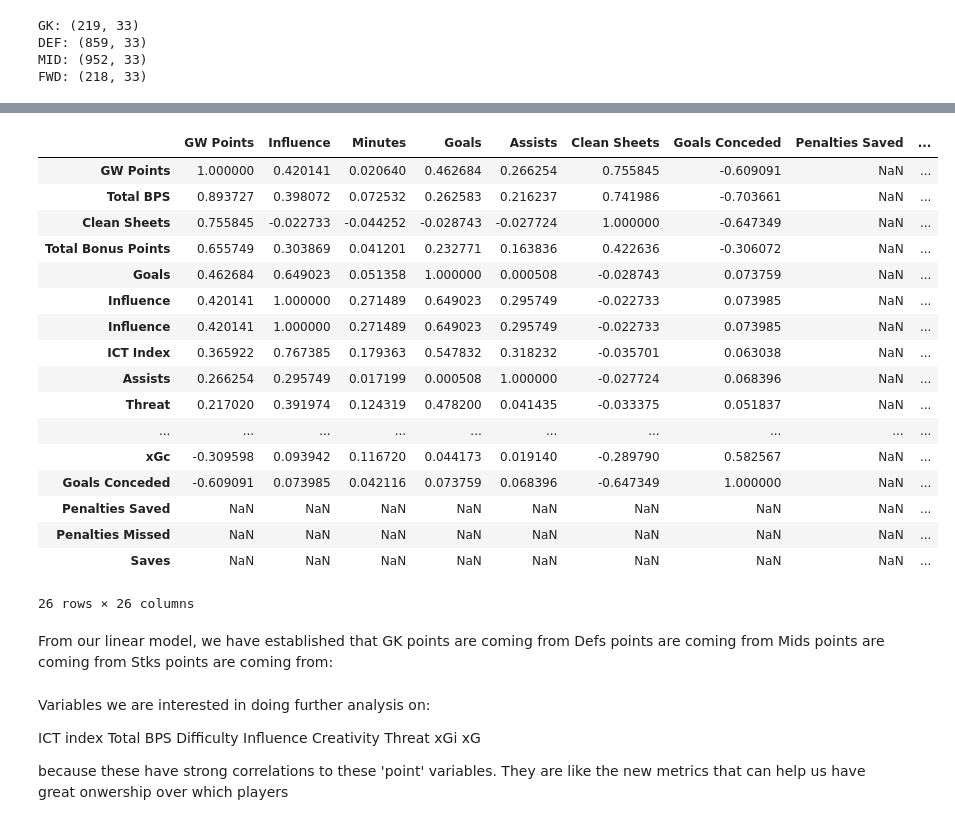
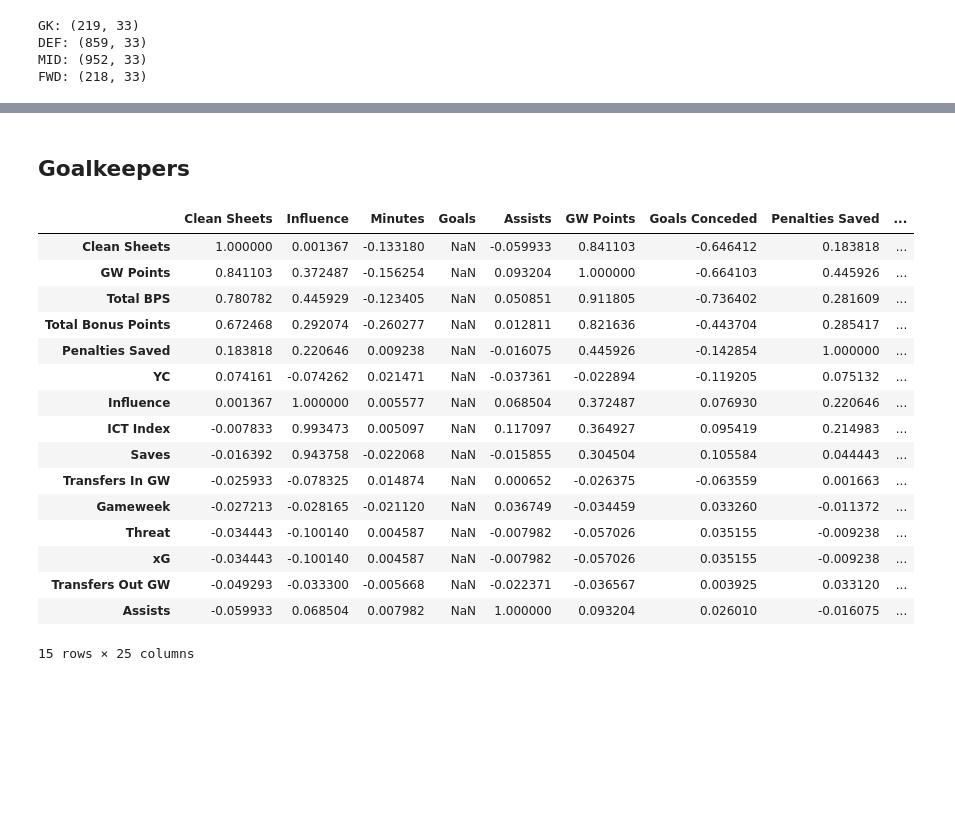
Before and after one commit to hot-squid/Fantasy-Premier-League, a Jupyter notebook: Analysis/Correlation_analysis_WIP.ipynb, the cells around one changed output, grey strips where cells are left out. Drawn from its saved outputs; the diff is of its cells as text; code cells hidden in the pictures; blank space fills up the shorter version.

Commit message:
Updated analysis

```diff
--- a/Analysis/Correlation_analysis_WIP.ipynb
+++ b/Analysis/Correlation_analysis_WIP.ipynb
@@ -53,6 +45,9 @@ final_data_mids = player_data[player_data['Position'] == 'MID'].copy()
 final_data_defs = player_data[player_data['Position'] == 'DEF'].copy()
 final_data_gks = player_data[player_data['Position'] == 'GK'].copy()
 final_data_fwds = player_data[player_data['Position'] == 'FWD'].copy()
+
+# Combined data
+data = [final_data_gks, final_data_defs, final_data_mids, final_data_fwds]
 # %%
 ## Assess sample size of each category
 print(f'GK:',final_data_gks.shape)
@@ -67,48 +71,31 @@ FWD: (218, 33)
+# %% [markdown]
+## Goalkeepers
 # %%
 # Define correlation columns
-correlations = ['GW Points','Influence', 'Minutes', 'Goals', 'Assists', 'Clean Sheets',
+correlations = ['Clean Sheets','Influence', 'Minutes', 'Goals', 'Assists', 'GW Points',
        'Goals Conceded', 'Penalties Saved', 'Penalties Missed', 'YC', 'RC',
        'Saves', 'Total Bonus Points', 'Total BPS', 'Creativity',
        'Threat', 'ICT Index', 'xG', 'xA', 'xGi', 'xGc', 'Transfers In GW',
        'Transfers Out GW', 'Gameweek','Difficulty']
 
-# Sort by correlations
-final_data_defs[correlations].corr().sort_values(by = 'GW Points', ascending = False).head(40)
+# Sort the correlation matrix
+corr = data[0][correlations].corr().sort_values(by='Clean Sheets', ascending=False)
+corr.head(15)
 # %% [output]
-|  | GW Points | Influence | Minutes | Goals | Assists | Clean Sheets | Goals Conceded | Penalties Saved | ... |
-| GW Points | 1.000000 | 0.420141 | 0.020640 | 0.462684 | 0.266254 | 0.755845 | -0.609091 | NaN | ... |
-| Total BPS | 0.893727 | 0.398072 | 0.072532 | 0.262583 | 0.216237 | 0.741986 | -0.703661 | NaN | ... |
-| Clean Sheets | 0.755845 | -0.022733 | -0.044252 | -0.028743 | -0.027724 | 1.000000 | -0.647349 | NaN | ... |
-| Total Bonus Points | 0.655749 | 0.303869 | 0.041201 | 0.232771 | 0.163836 | 0.422636 | -0.306072 | NaN | ... |
-| Goals | 0.462684 | 0.649023 | 0.051358 | 1.000000 | 0.000508 | -0.028743 | 0.073759 | NaN | ... |
-| Influence | 0.420141 | 1.000000 | 0.271489 | 0.649023 | 0.295749 | -0.022733 | 0.073985 | NaN | ... |
-| Influence | 0.420141 | 1.000000 | 0.271489 | 0.649023 | 0.295749 | -0.022733 | 0.073985 | NaN | ... |
-| ICT Index | 0.365922 | 0.767385 | 0.179363 | 0.547832 | 0.318232 | -0.035701 | 0.063038 | NaN | ... |
-| Assists | 0.266254 | 0.295749 | 0.017199 | 0.000508 | 1.000000 | -0.027724 | 0.068396 | NaN | ... |
-| Threat | 0.217020 | 0.391974 | 0.124319 | 0.478200 | 0.041435 | -0.033375 | 0.051837 | NaN | ... |
-| ... | ... | ... | ... | ... | ... | ... | ... | ... | ... |
-| xGc | -0.309598 | 0.093942 | 0.116720 | 0.044173 | 0.019140 | -0.289790 | 0.582567 | NaN | ... |
-| Goals Conceded | -0.609091 | 0.073985 | 0.042116 | 0.073759 | 0.068396 | -0.647349 | 1.000000 | NaN | ... |
-| Penalties Saved | NaN | NaN | NaN | NaN | NaN | NaN | NaN | NaN | ... |
-| Penalties Missed | NaN | NaN | NaN | NaN | NaN | NaN | NaN | NaN | ... |
-| Saves | NaN | NaN | NaN | NaN | NaN | NaN | NaN | NaN | ... |
+|  | Clean Sheets | Influence | Minutes | Goals | Assists | GW Points | Goals Conceded | Penalties Saved | ... |
+| Clean Sheets | 1.000000 | 0.001367 | -0.133180 | NaN | -0.059933 | 0.841103 | -0.646412 | 0.183818 | ... |
+| GW Points | 0.841103 | 0.372487 | -0.156254 | NaN | 0.093204 | 1.000000 | -0.664103 | 0.445926 | ... |
+| Total BPS | 0.780782 | 0.445929 | -0.123405 | NaN | 0.050851 | 0.911805 | -0.736402 | 0.281609 | ... |
+| Total Bonus Points | 0.672468 | 0.292074 | -0.260277 | NaN | 0.012811 | 0.821636 | -0.443704 | 0.285417 | ... |
+| Penalties Saved | 0.183818 | 0.220646 | 0.009238 | NaN | -0.016075 | 0.445926 | -0.142854 | 1.000000 | ... |
+| YC | 0.074161 | -0.074262 | 0.021471 | NaN | -0.037361 | -0.022894 | -0.119205 | 0.075132 | ... |
+| Influence | 0.001367 | 1.000000 | 0.005577 | NaN | 0.068504 | 0.372487 | 0.076930 | 0.220646 | ... |
+| ICT Index | -0.007833 | 0.993473 | 0.005097 | NaN | 0.117097 | 0.364927 | 0.095419 | 0.214983 | ... |
+| Saves | -0.016392 | 0.943758 | -0.022068 | NaN | -0.015855 | 0.304504 | 0.105584 | 0.044443 | ... |
+| Transfers In GW | -0.025933 | -0.078325 | 0.014874 | NaN | 0.000652 | -0.026375 | -0.063559 | 0.001663 | ... |
+| Gameweek | -0.027213 | -0.028165 | -0.021120 | NaN | 0.036749 | -0.034459 | 0.033260 | -0.011372 | ... |
+| Threat | -0.034443 | -0.100140 | 0.004587 | NaN | -0.007982 | -0.057026 | 0.035155 | -0.009238 | ... |
+| xG | -0.034443 | -0.100140 | 0.004587 | NaN | -0.007982 | -0.057026 | 0.035155 | -0.009238 | ... |
+| Transfers Out GW | -0.049293 | -0.033300 | -0.005668 | NaN | -0.022371 | -0.036567 | 0.003925 | 0.033120 | ... |
+| Assists | -0.059933 | 0.068504 | 0.007982 | NaN | 1.000000 | 0.093204 | 0.026010 | -0.016075 | ... |
-26 rows × 26 columns
+15 rows × 25 columns
-# %% [markdown]
-From our linear model, we have established that
-GK points are coming from
-Defs points are coming from
-Mids points are coming from
-Stks points are coming from:
-# %% [markdown]
-Variables we are interested in doing further analysis on:
-
-ICT index
-Total BPS
-Difficulty
-Influence
-Creativity
-Threat
-xGi
-xG
-
-because these have strong correlations to these 'point' variables. They are like the new metrics that can help us have great onwership over which players
```
Also changed, not shown: parts of 12 cells of this notebook.
